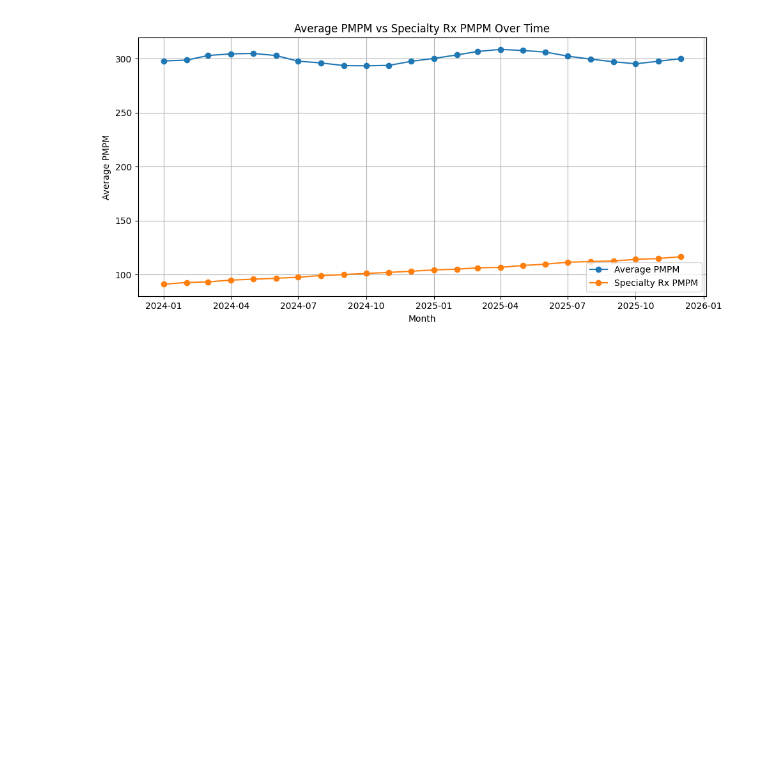
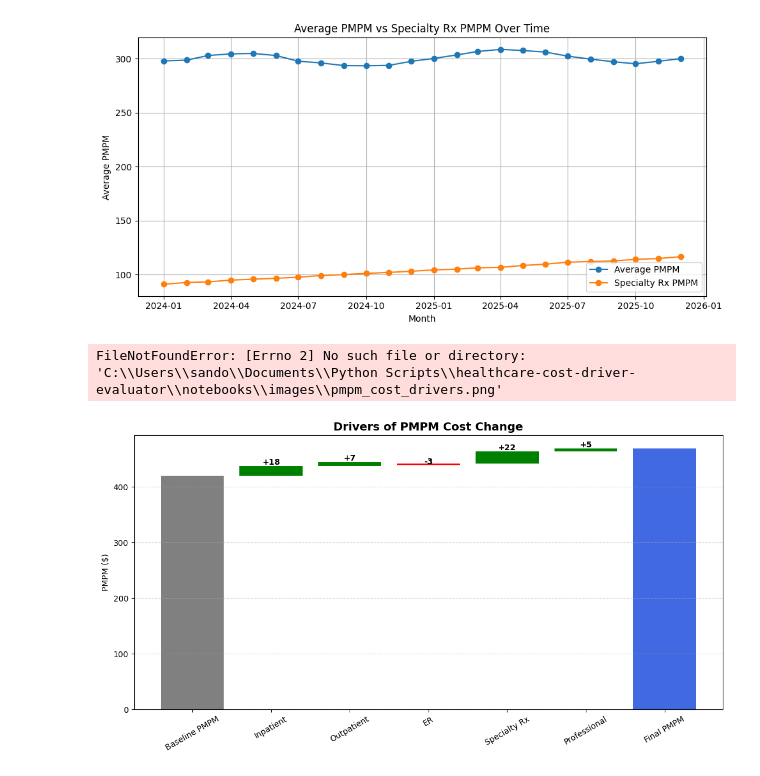
Before and after one commit to galtsand/healthcare-cost-driver-evaluator, a Jupyter notebook: notebooks/demo_analysis.ipynb, the cells around one changed output. Cells and saved outputs as stored; diff of their text form; code cells hidden in the pictures; blank space fills up the shorter version.

Commit message:
Update notebook and finalize evaluator project

```diff
--- a/notebooks/demo_analysis.ipynb
+++ b/notebooks/demo_analysis.ipynb
@@ -57,3 +57,72 @@ plt.tight_layout()
 plt.show()
 # %% [output]
 [figure]
+# %%
+import matplotlib.pyplot as plt
+import numpy as np
+
+categories = [
+    "Baseline PMPM",
+    "Inpatient",
+    "Outpatient",
+    "ER",
+    "Specialty Rx",
+    "Professional",
+    "Final PMPM"
+]
+
+values = [420, 18, 7, -3, 22, 5]
+
+baseline = values[0]
+drivers = values[1:]
+
+running = baseline
+bottoms = [0]
+heights = [baseline]
+
+for v in drivers:
+    bottoms.append(running if v > 0 else running + v)
+    heights.append(v)
+    running += v
+
+bottoms.append(0)
+heights.append(running)
+
+colors = [
+    "gray",
+    "green",
+    "green",
+    "red",
+    "green",
+    "green",
+    "royalblue"
+]
+
+fig, ax = plt.subplots(figsize=(11,6))
+
+bars = ax.bar(categories, heights, bottom=bottoms, color=colors)
+
+# Add labels
+for bar, val in zip(bars[1:-1], drivers):
+    ax.text(
+        bar.get_x() + bar.get_width()/2,
+        bar.get_y() + bar.get_height() + 2,
+        f"{val:+}",
+        ha='center',
+        fontsize=10,
+        fontweight='bold'
+    )
+
+ax.set_title("Drivers of PMPM Cost Change", fontsize=14, fontweight='bold')
+ax.set_ylabel("PMPM ($)")
+ax.grid(axis="y", linestyle="--", alpha=0.5)
+
+plt.xticks(rotation=30)
+plt.tight_layout()
+
+plt.savefig("images/pmpm_cost_drivers.png", dpi=300)
+
+plt.show()
+# %% [output]
+FileNotFoundError: [Errno 2] No such file or directory: 'C:\\Users\\sando\\Documents\\Python Scripts\\healthcare-cost-driver-evaluator\\notebooks\\images\\pmpm_cost_drivers.png'
+[figure, added]
```
